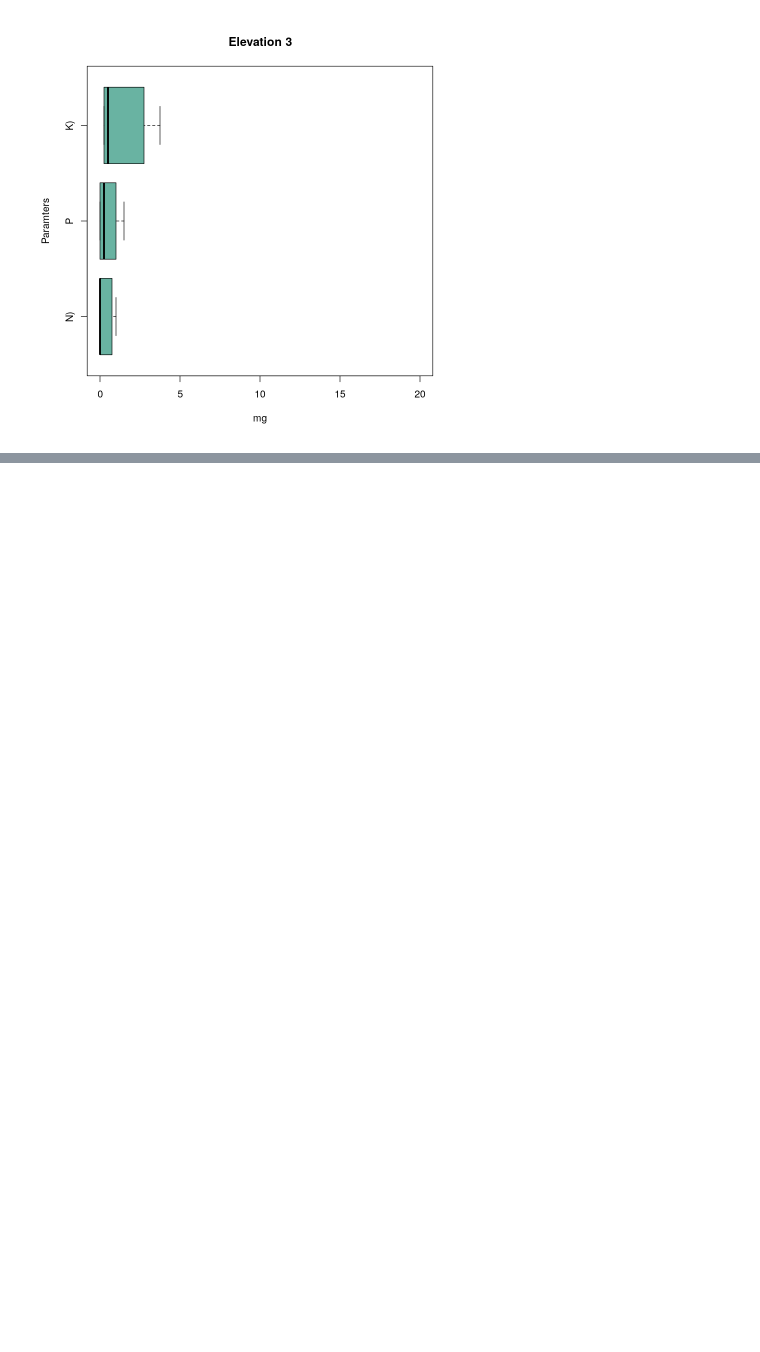
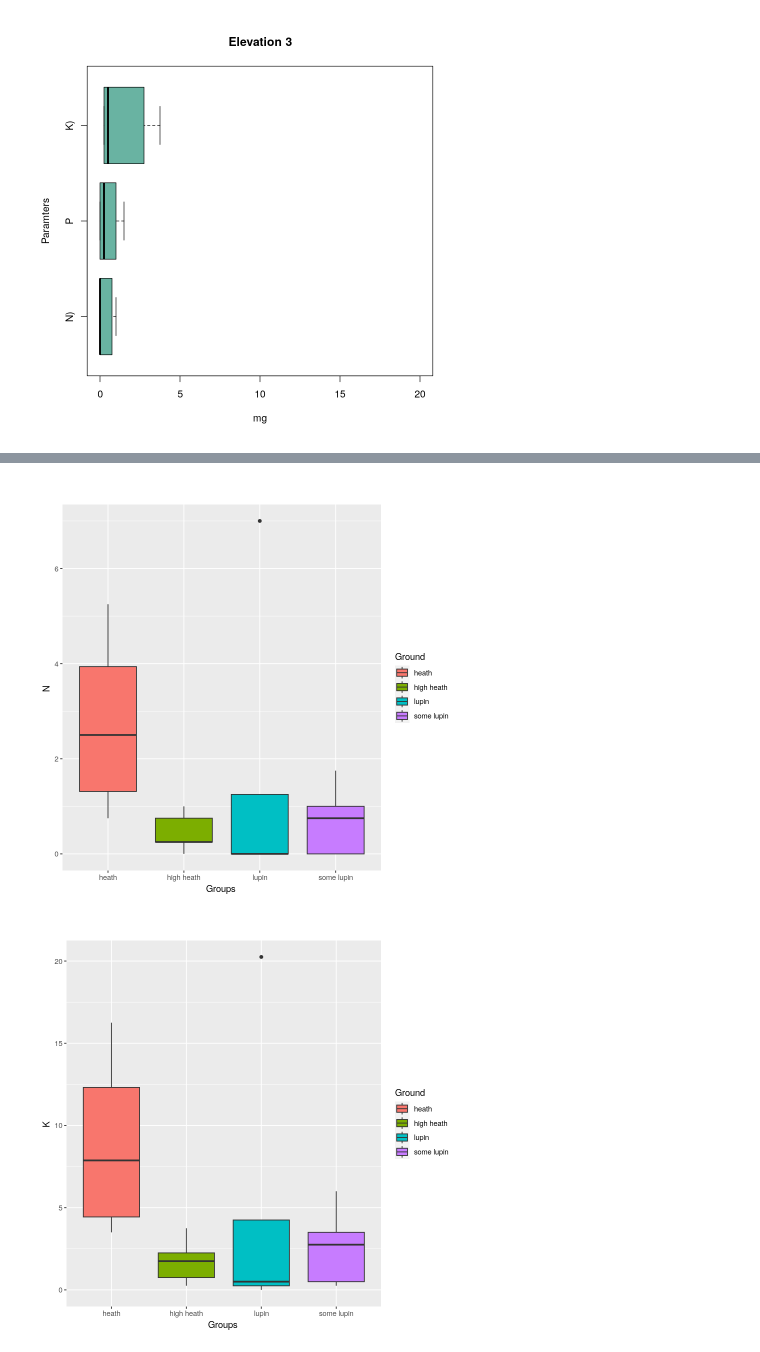
Before and after one commit to vassily60/IFS-soil-sampling, a Jupyter notebook: Untitled1.ipynb, the cells around one changed output, grey strips where cells are left out. Cells and saved outputs as stored; diff of their text form; code cells hidden in the pictures; blank space fills up the shorter version.

Commit message:
new graphs

```diff
--- a/Untitled1.ipynb
+++ b/Untitled1.ipynb
@@ -164,3 +164,5 @@ boxplot(list_gr3 , col="#69b3a2" , ylab="Paramters",xlab='mg' , horizontal=TRUE,
 [figure]
 [figure]
 [figure]
+# %%
+df2<- read.csv("SoilDatav2.csv", header=TRUE, stringsAsFactors=FALSE)
@@ -166,0 +191,16 @@ boxplot(list_gr3 , col="#69b3a2" , ylab="Paramters",xlab='mg' , horizontal=TRUE,
+# %%
+ggplot(data = df2, aes(x = Ground, y=N..mg., fill=Ground)) + geom_boxplot() +
+ggtitle("") +
+labs(x ="Groups ", y = "N ") +
+theme(plot.title = element_text(color="blue", size=20, face="bold", hjust = .5))
+ggplot(data = df2, aes(x = Ground, y=K..mg., fill=Ground)) + geom_boxplot() +
+ggtitle("") +
+labs(x ="Groups ", y = "K ") +
+theme(plot.title = element_text(color="blue", size=20, face="bold", hjust = .5))
+ggplot(data = df2, aes(x = Ground, y=P..mg., fill=Ground)) + geom_boxplot() +
+ggtitle("") +
+labs(x ="Groups ", y = "P ") +
+theme(plot.title = element_text(color="blue", size=20, face="bold", hjust = .5))
+# %% [output]
+[figure, added]
+[figure, added]
```
Also changed, not shown: parts of 8 cells of this notebook, 1 other file.
